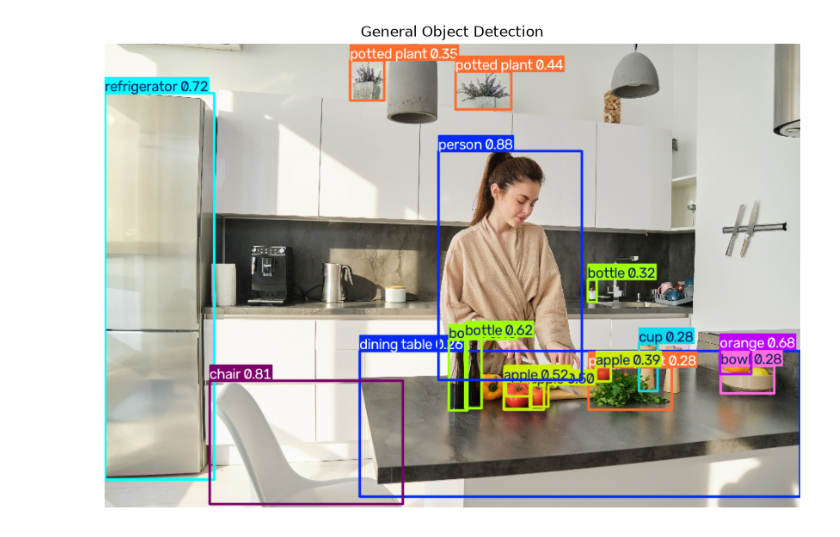
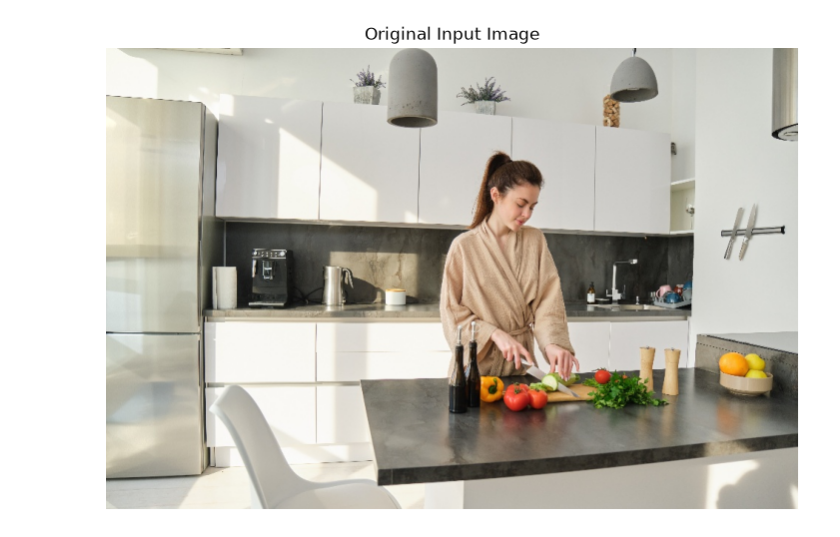
Before and after one commit to gursimranai/YOLO-Face-Detection, a Jupyter notebook: notebooks/01-image-detection.ipynb, the cells around one changed output. Drawn from its saved outputs; the diff is of its cells as text; code cells hidden in the pictures.

Commit message:
doc: update image and object detection experiment

```diff
--- a/notebooks/01-image-detection.ipynb
+++ b/notebooks/01-image-detection.ipynb
@@ -111,0 +149,17 @@ Speed: 2.2ms preprocess, 9.3ms inference, 1.3ms postprocess per image at shape (
+# %%
+# Define input image path
+IMAGE_PATH = PROJECT_ROOT / "assets" / "demo-images" / "demo2.jpg"
+
+# Load image using OpenCV
+photo = cv2.imread(str(IMAGE_PATH))
+
+# Verify image loading
+if photo is None:
+    raise FileNotFoundError(f"Unable to load image: {IMAGE_PATH}")
+
+# Display image information
+print("Image loaded successfully!")
+print("Image shape:", photo.shape)
+print("Image height:", photo.shape[0])
+print("Image width:", photo.shape[1])
+print("Number of channels:", photo.shape[2])
@@ -112,9 +180,15 @@ Speed: 2.2ms preprocess, 9.3ms inference, 1.3ms postprocess per image at shape (
 # %%
-plt.figure(figsize=(12, 7))
+# Convert BGR image to RGB
+original_rgb = cv2.cvtColor(photo, cv2.COLOR_BGR2RGB)
 
-plt.imshow(cv2.cvtColor(object_detected, cv2.COLOR_BGR2RGB))
-plt.title("General Object Detection")
-plt.axis("off");
+# Display original image
+plt.figure(figsize=(10, 6))
+
+plt.imshow(original_rgb)
+plt.title("Original Input Image")
+plt.axis("off")
+
+plt.show()
 # %% [output]
-[figure, old version]
+[figure, new version]
 # %% [markdown]
```
Also changed, not shown: parts of 43 cells of this notebook.
